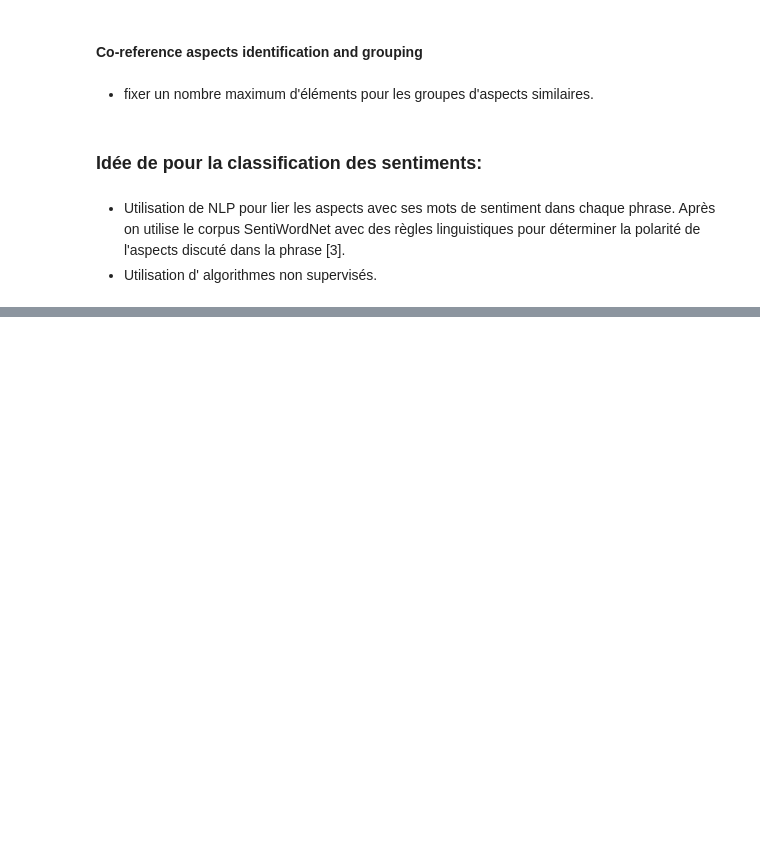
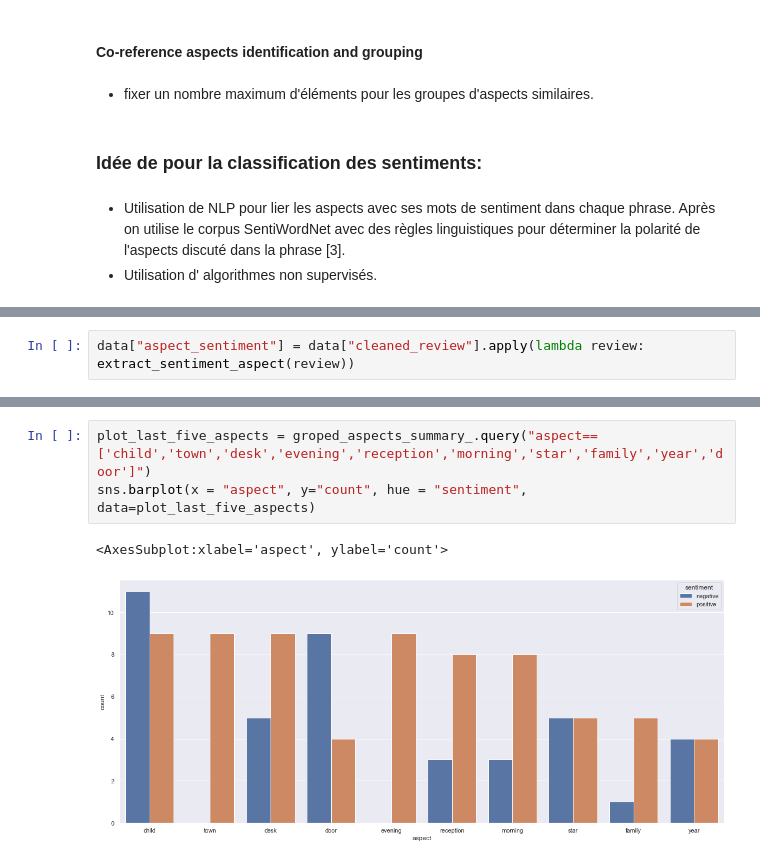
Before and after one commit to SuicV/SentiAnalysis, a Jupyter notebook: notebooks/notebook_principale.ipynb, the cells around one changed output, grey strips where cells are left out. Saved outputs shown, nothing was run; the diff lists cells and outputs as text; blank space fills up the shorter version.

```diff
--- a/notebooks/notebook_principale.ipynb
+++ b/notebooks/notebook_principale.ipynb
@@ -408,0 +512,2 @@ Avec la suppression de symbole '\n', les éléments de la liste serait concatén
+# %%
+data["aspect_sentiment"] = data["cleaned_review"].apply(lambda review: extract_sentiment_aspect(review))
@@ -408,0 +580,6 @@ Avec la suppression de symbole '\n', les éléments de la liste serait concatén
+# %%
+plot_last_five_aspects = groped_aspects_summary_.query("aspect==['child','town','desk','evening','reception','morning','star','family','year','door']")
+sns.barplot(x = "aspect", y="count", hue = "sentiment", data=plot_last_five_aspects)
+# %% [output]
+<AxesSubplot:xlabel='aspect', ylabel='count'>
+[figure, added]
```
Also changed, not shown: parts of 25 cells of this notebook.
